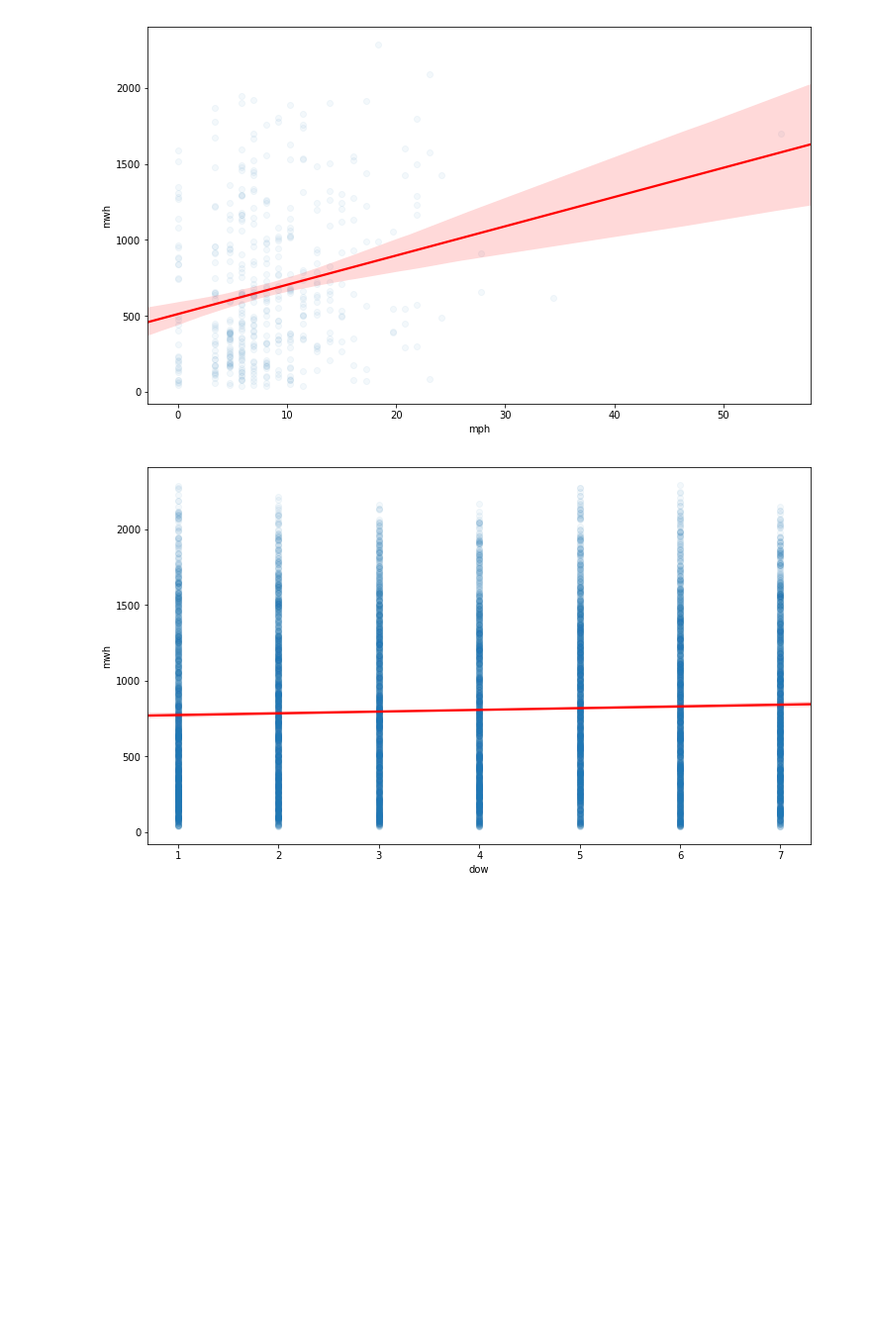
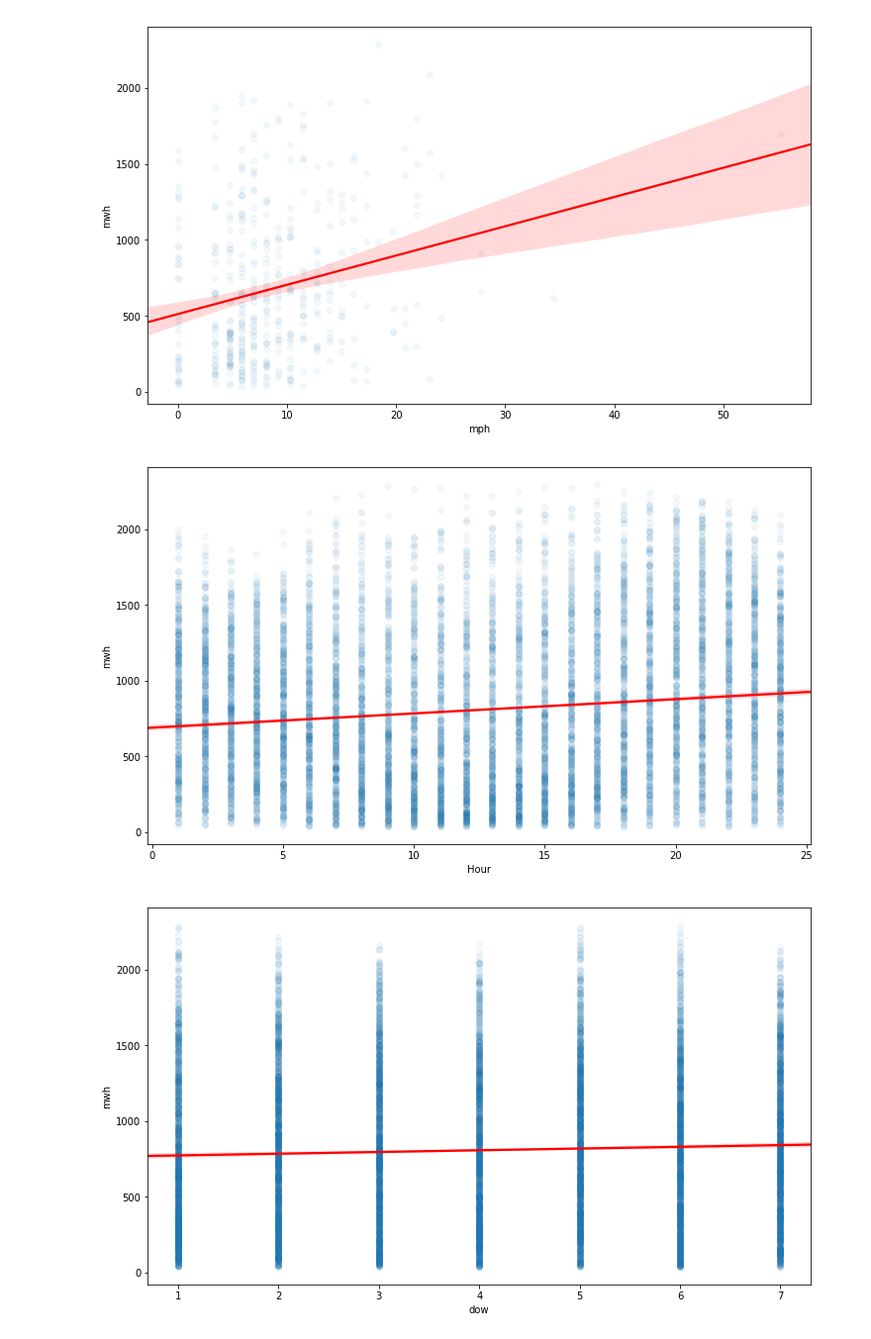
Before and after one commit to kyrylogr/ansergy_reports, a Jupyter notebook: wind/wind.ipynb, the cells around one changed output. Shown at 99% size. Drawn from its saved outputs; the diff is of its cells as text; code cells hidden in the pictures; blank space fills up the shorter version.

```diff
--- a/wind/wind.ipynb
+++ b/wind/wind.ipynb
@@ -163,6 +163,11 @@ dfPSCO_HourX = dfPSCO[dfPSCO.Hour==9]
 plot_dependency(dfPSCO_HourX, 'mph')
 # %% [output]
 [figure]
+# %%
+# MWH for Hour at PSCO
+plot_dependency(dfPSCO, 'Hour')
+# %% [output]
+[figure, added]
 # %%
 # MWH for weekdays at PSCO
 plot_dependency(dfPSCO, 'dow')
```
Also changed, not shown: parts of 2 cells of this notebook.
